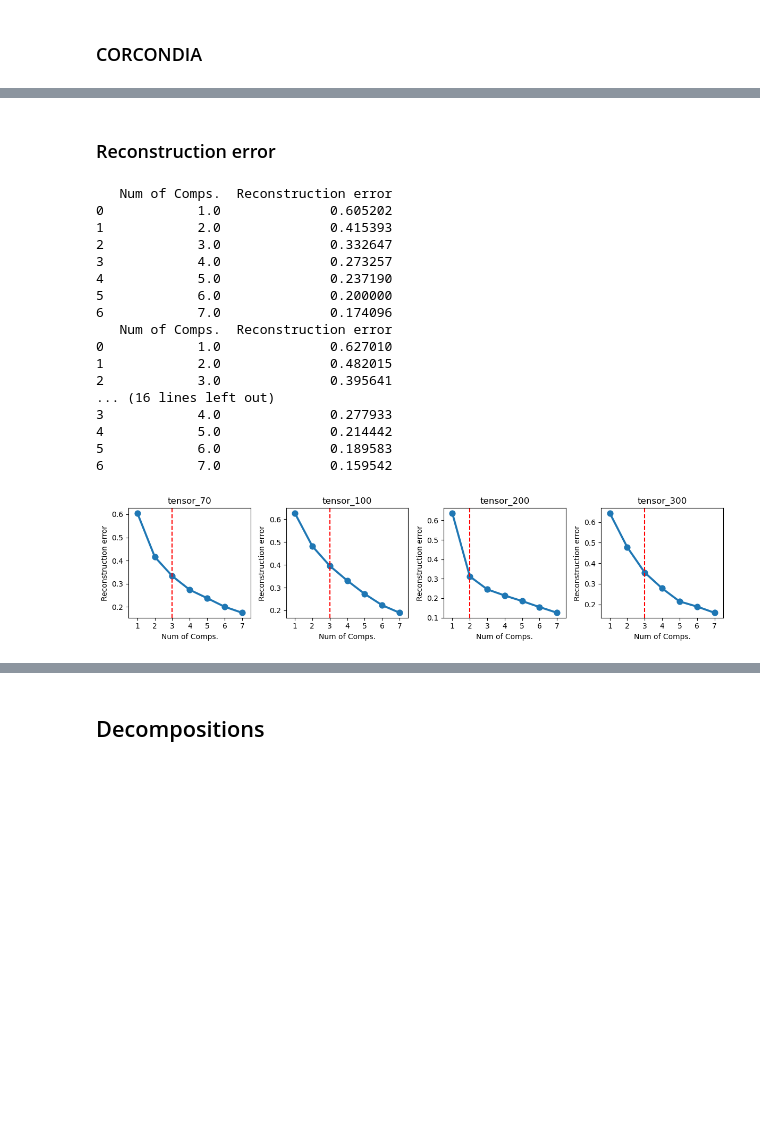
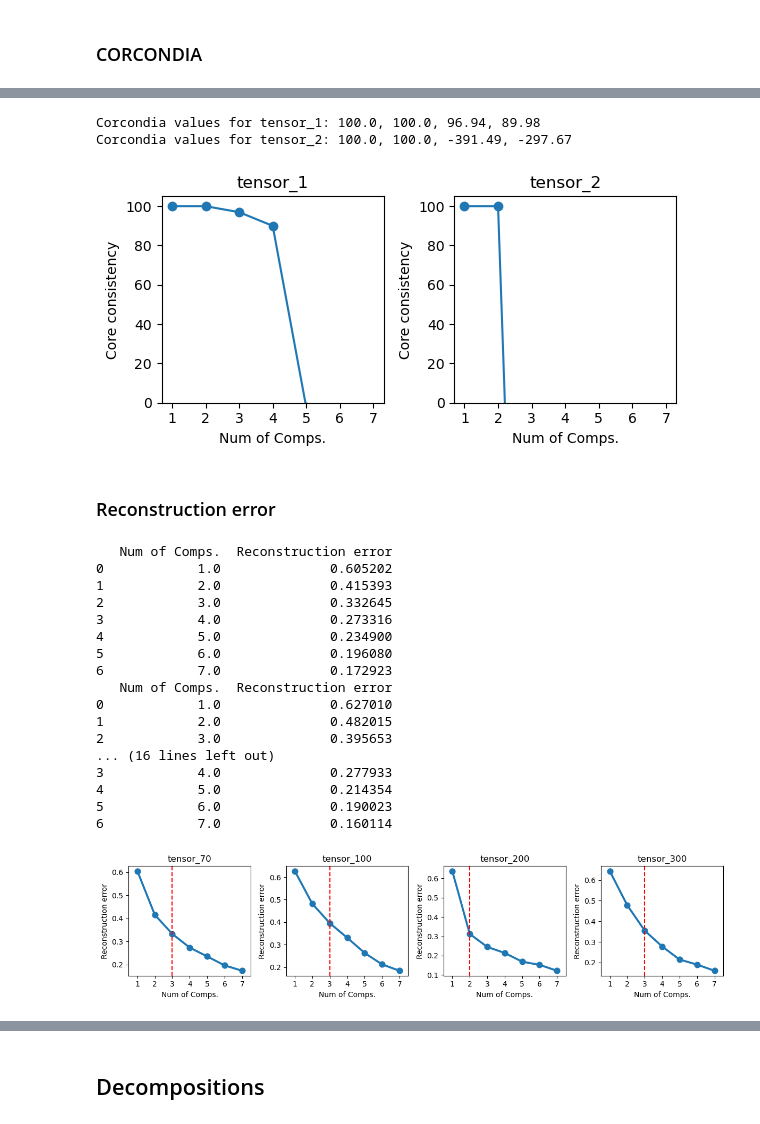
Before and after one commit to pablovadillo/Tensordecomposition, a Jupyter notebook: CP_decomposition.ipynb, the cells around one changed output, grey strips where cells are left out. Drawn from its saved outputs; the diff is of its cells as text; code cells hidden in the pictures; blank space fills up the shorter version.

```diff
--- a/CP_decomposition.ipynb
+++ b/CP_decomposition.ipynb
@@ -71,3 +74,10 @@ Corcondia value for Tensor 300: 99.99999389034676, 77.24385657474723, -22.504539
+# %%
+#tensors_sim
+visualization_corcondia(tensors_sim, tensor_sim_names)
+# %% [output]
+Corcondia values for tensor_1: 100.0, 100.0, 96.94, 89.98
+Corcondia values for tensor_2: 100.0, 100.0, -391.49, -297.67
+[figure, added]
 # %% [markdown]
 ### Reconstruction error
 # %%
@@ -110,24 +114,24 @@ def visualization_error(model, tensors, tensor_names):
     plt.tight_layout()
     plt.show()
 # %%
-# parafac - tensors_cent
-visualization_error(parafac, tensors_cent, tensor_names_cent)
+# tensors_real
+visualization_error(tensors_real, tensor_real_names)
 # %% [output]
    Num of Comps.  Reconstruction error
 0            1.0              0.605202
 1            2.0              0.415393
-2            3.0              0.332647
-3            4.0              0.273257
-4            5.0              0.237190
-5            6.0              0.200000
-6            7.0              0.174096
+2            3.0              0.332645
+3            4.0              0.273316
+4            5.0              0.234900
+5            6.0              0.196080
+6            7.0              0.172923
    Num of Comps.  Reconstruction error
 0            1.0              0.627010
 1            2.0              0.482015
-2            3.0              0.395641
+2            3.0              0.395653
 ... (16 lines left out)
 3            4.0              0.277933
-4            5.0              0.214442
-5            6.0              0.189583
-6            7.0              0.159542
+4            5.0              0.214354
+5            6.0              0.190023
+6            7.0              0.160114
 [figure]
```
Also changed, not shown: parts of 24 cells of this notebook, 2 other files.
